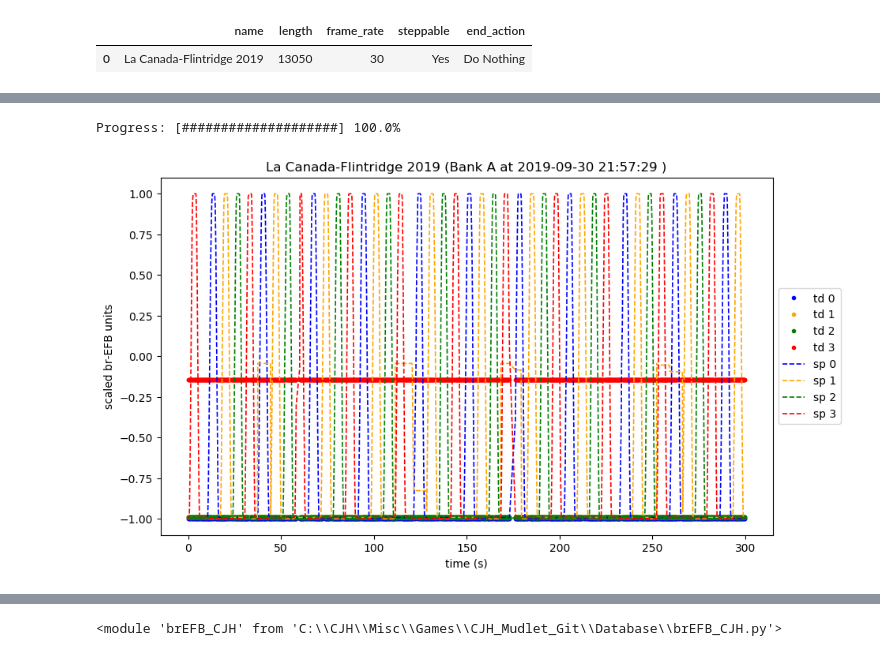
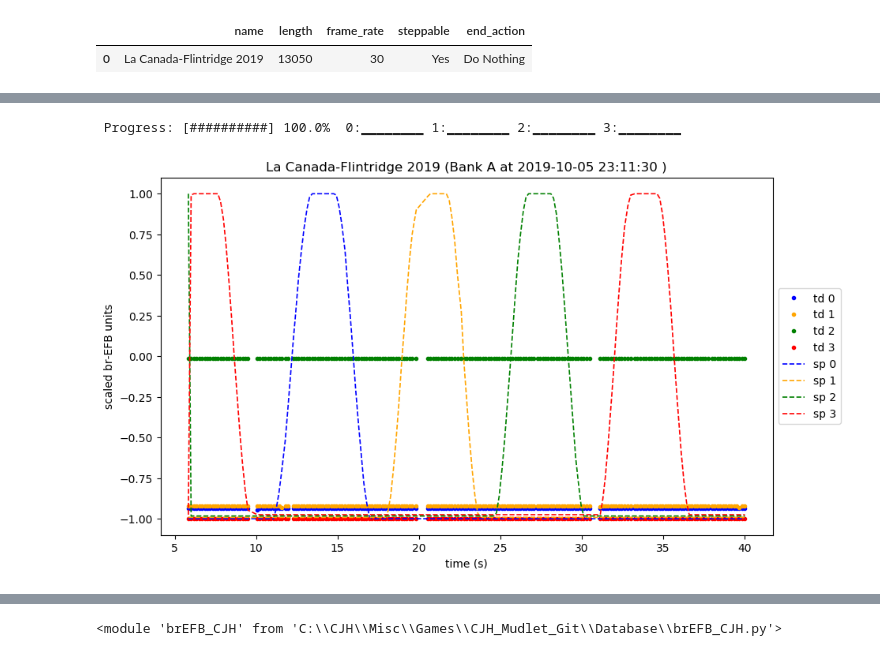
Before and after one commit to aesatchien/lcf_float, a Jupyter notebook: python/BrEFB.ipynb, the cells around one changed output, grey strips where cells are left out. Drawn from its saved outputs; the diff is of its cells as text; code cells hidden in the pictures.

Commit message:
Updates to console progress sparklines

```diff
--- a/python/BrEFB.ipynb
+++ b/python/BrEFB.ipynb
@@ -47,9 +47,9 @@ brefb.current_state_df()
 # %%
-df_a, label = brefb.prepare_all_telemetry(end_time=300, dt=.1, axes=4, bank='a')
+df_a, label = brefb.prepare_all_telemetry(end_time=40, dt=.1, axes=4, bank='a')
 brefb.create_matplot(df_a,label)
 # %% [output]
-Progress: [####################] 100.0%
+ Progress: [##########] 100.0%  0:▁▁▁▁▁▁▁▁ 1:▁▁▁▁▁▁▁▁ 2:▁▁▁▁▁▁▁▁ 3:▁▁▁▁▁▁▁▁
-[figure, old version]
+[figure, new version]
 # %%
 df_b, label = brefb.prepare_all_telemetry(end_time=30, dt=.1, axes=4, bank='b')
 brefb.create_matplot(df_b,label)
```
Also changed, not shown: parts of 9 cells of this notebook, 1 other file.
